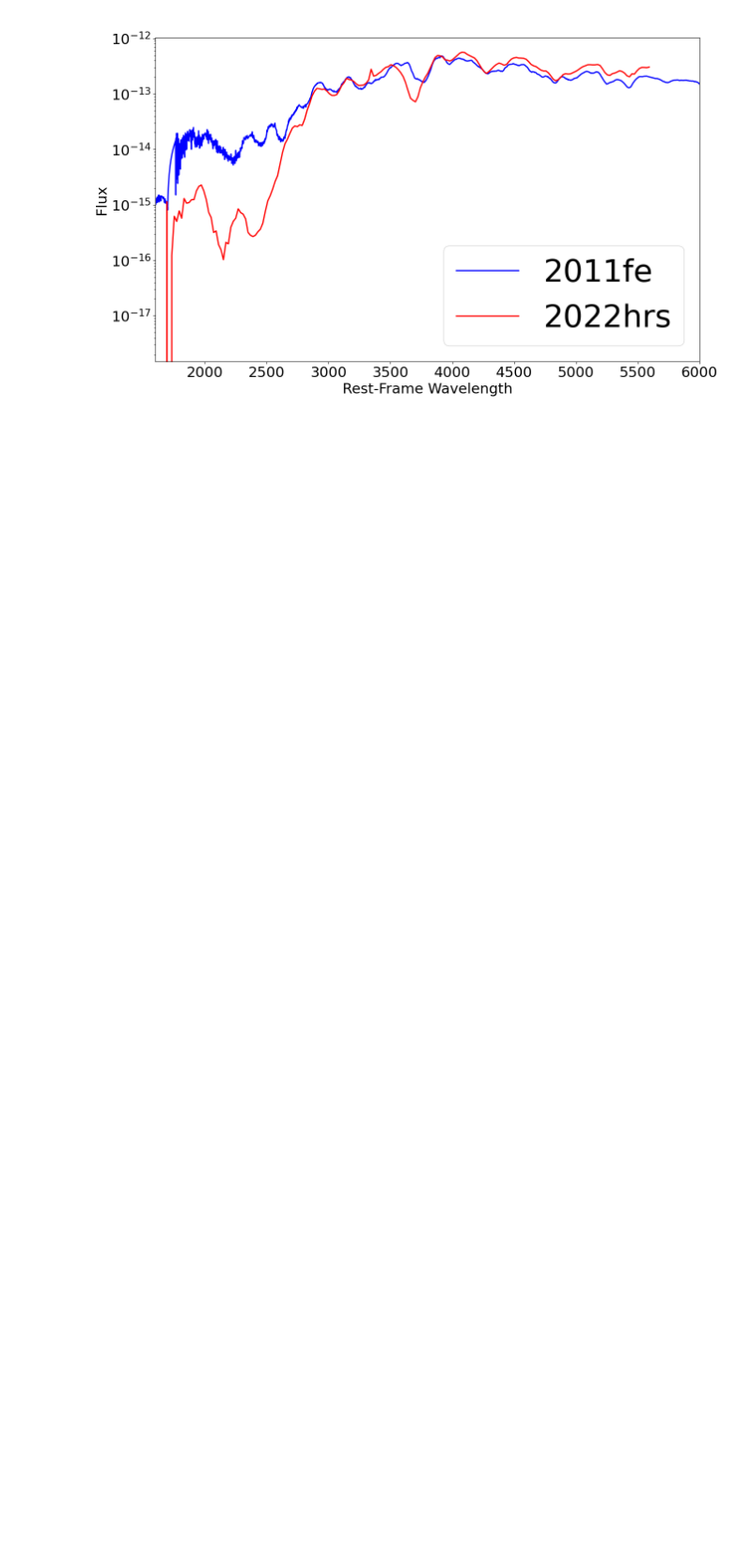
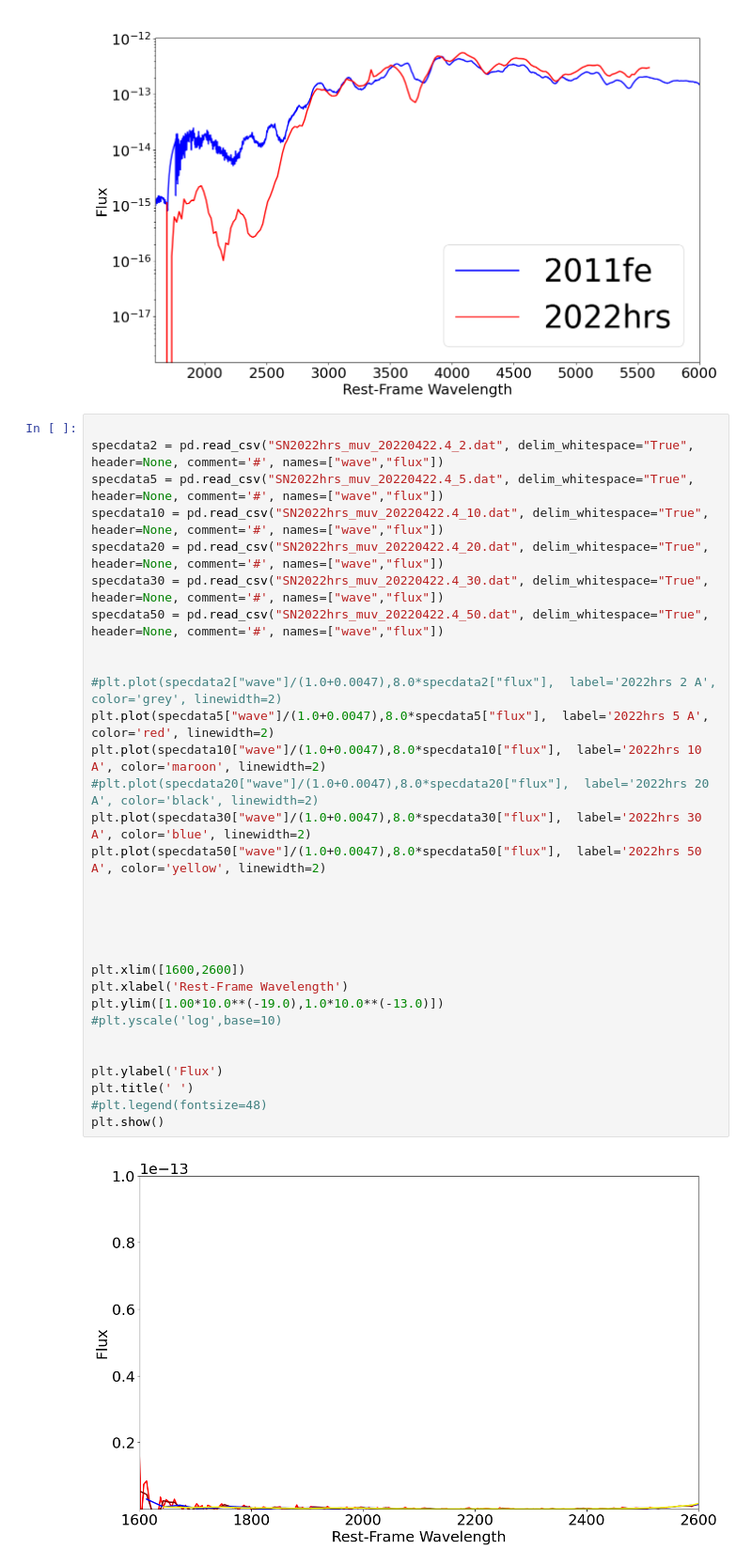
Before and after one commit to pbrown801/UVSNIa, a Jupyter notebook: hst_rawdata/SN2022hrs/plotspec_multi.ipynb, the cells around one changed output. Shown at 94% size. Drawn from its saved outputs; the diff is of its cells as text; blank space fills up the shorter version.

```diff
--- a/hst_rawdata/SN2022hrs/plotspec_multi.ipynb
+++ b/hst_rawdata/SN2022hrs/plotspec_multi.ipynb
@@ -133,3 +133,36 @@ plt.legend(fontsize=48)
 plt.show()
 # %% [output]
 [figure]
+# %%
+
+specdata2 = pd.read_csv("SN2022hrs_muv_20220422.4_2.dat", delim_whitespace="True", header=None, comment='#', names=["wave","flux"])
+specdata5 = pd.read_csv("SN2022hrs_muv_20220422.4_5.dat", delim_whitespace="True", header=None, comment='#', names=["wave","flux"])
+specdata10 = pd.read_csv("SN2022hrs_muv_20220422.4_10.dat", delim_whitespace="True", header=None, comment='#', names=["wave","flux"])
+specdata20 = pd.read_csv("SN2022hrs_muv_20220422.4_20.dat", delim_whitespace="True", header=None, comment='#', names=["wave","flux"])
+specdata30 = pd.read_csv("SN2022hrs_muv_20220422.4_30.dat", delim_whitespace="True", header=None, comment='#', names=["wave","flux"])
+specdata50 = pd.read_csv("SN2022hrs_muv_20220422.4_50.dat", delim_whitespace="True", header=None, comment='#', names=["wave","flux"])
+
+
+#plt.plot(specdata2["wave"]/(1.0+0.0047),8.0*specdata2["flux"],  label='2022hrs 2 A', color='grey', linewidth=2)
+plt.plot(specdata5["wave"]/(1.0+0.0047),8.0*specdata5["flux"],  label='2022hrs 5 A', color='red', linewidth=2)
+plt.plot(specdata10["wave"]/(1.0+0.0047),8.0*specdata10["flux"],  label='2022hrs 10 A', color='maroon', linewidth=2)
+#plt.plot(specdata20["wave"]/(1.0+0.0047),8.0*specdata20["flux"],  label='2022hrs 20 A', color='black', linewidth=2)
+plt.plot(specdata30["wave"]/(1.0+0.0047),8.0*specdata30["flux"],  label='2022hrs 30 A', color='blue', linewidth=2)
+plt.plot(specdata50["wave"]/(1.0+0.0047),8.0*specdata50["flux"],  label='2022hrs 50 A', color='yellow', linewidth=2)
+
+
+
+
+
+plt.xlim([1600,2600])
+plt.xlabel('Rest-Frame Wavelength')
+plt.ylim([1.00*10.0**(-19.0),1.0*10.0**(-13.0)])
+#plt.yscale('log',base=10)
+
+
+plt.ylabel('Flux')
+plt.title(' ')
+#plt.legend(fontsize=48)
+plt.show()
+# %% [output]
+[figure, added]
```
Also changed, not shown: parts of 2 cells of this notebook, 27 other files.
